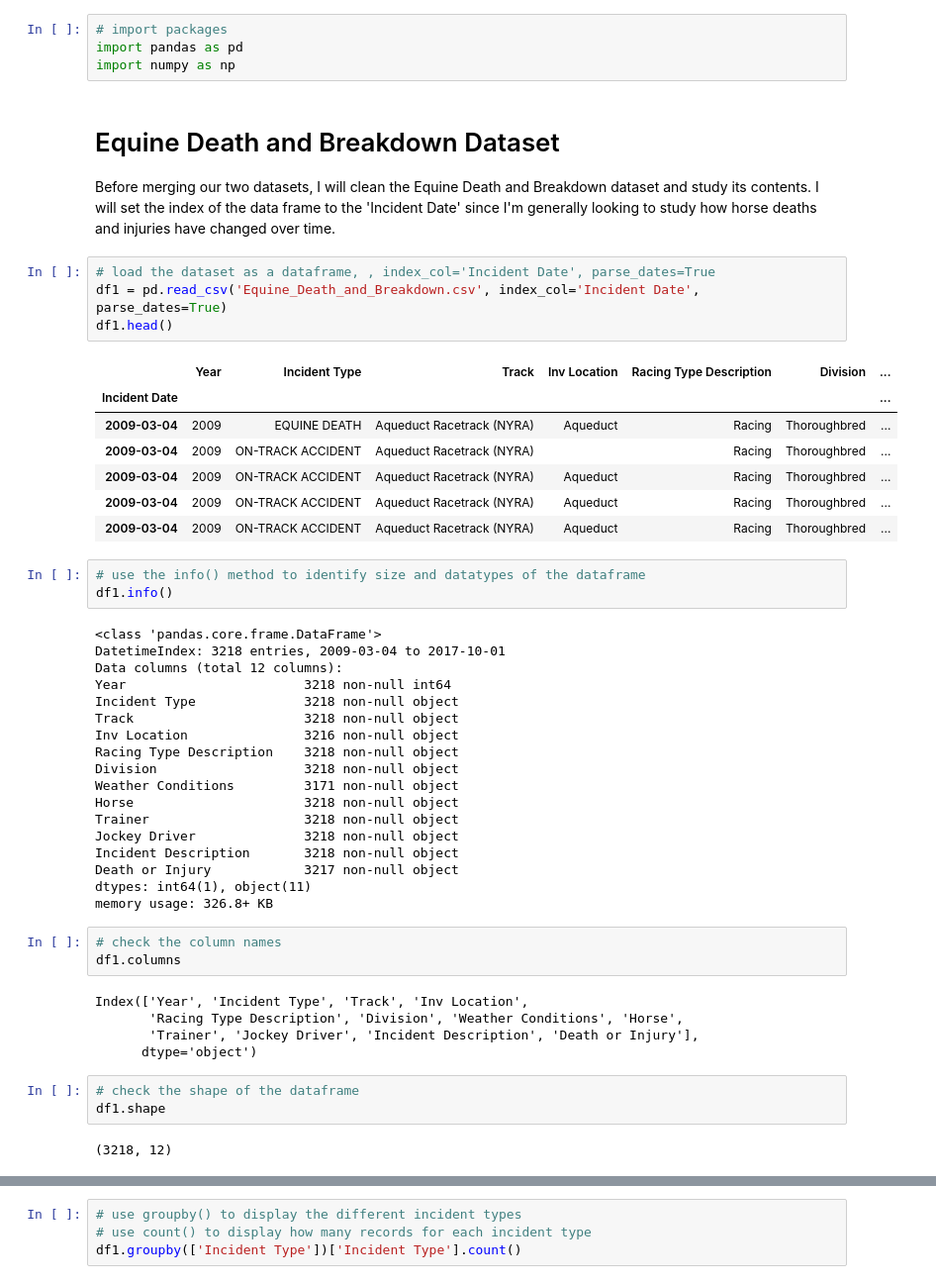
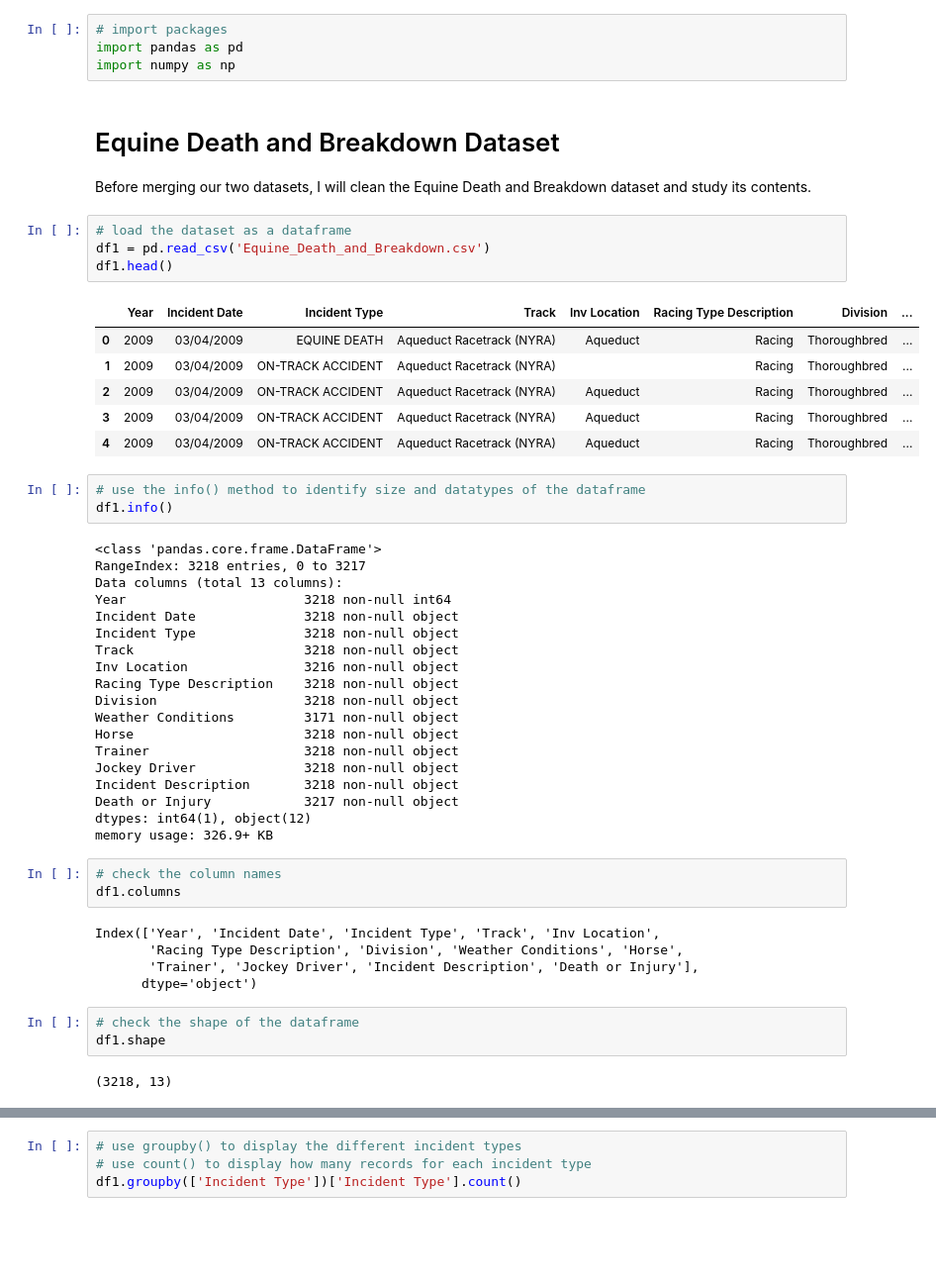
Before and after one commit to isabelvanzijl/Capstone-Project-1, a Jupyter notebook: Create_Merged_Dataset.ipynb, the cells around one changed output, grey strips where cells are left out. Shown at 99% size. Drawn from its saved outputs; the diff is of its cells as text; blank space fills up the shorter version.

Commit message:
updated merged dataset code

```diff
--- a/Create_Merged_Dataset.ipynb
+++ b/Create_Merged_Dataset.ipynb
@@ -11,27 +11,27 @@ import numpy as np
 # %% [markdown]
 # Equine Death and Breakdown Dataset
 
-Before merging our two datasets, I will clean the Equine Death and Breakdown dataset and study its contents. I will set the index of the data frame to the 'Incident Date' since I'm generally looking to study how horse deaths and injuries have changed over time.
+Before merging our two datasets, I will clean the Equine Death and Breakdown dataset and study its contents.
 # %%
-# load the dataset as a dataframe, , index_col='Incident Date', parse_dates=True
-df1 = pd.read_csv('Equine_Death_and_Breakdown.csv', index_col='Incident Date', parse_dates=True)
+# load the dataset as a dataframe
+df1 = pd.read_csv('Equine_Death_and_Breakdown.csv')
 df1.head()
 # %% [output]
-|  | Year | Incident Type | Track | Inv Location | Racing Type Description | Division | ... |
-| Incident Date |  |  |  |  |  |  | ... |
-| 2009-03-04 | 2009 | EQUINE DEATH | Aqueduct Racetrack (NYRA) | Aqueduct | Racing | Thoroughbred | ... |
-| 2009-03-04 | 2009 | ON-TRACK ACCIDENT | Aqueduct Racetrack (NYRA) |  | Racing | Thoroughbred | ... |
-| 2009-03-04 | 2009 | ON-TRACK ACCIDENT | Aqueduct Racetrack (NYRA) | Aqueduct | Racing | Thoroughbred | ... |
-| 2009-03-04 | 2009 | ON-TRACK ACCIDENT | Aqueduct Racetrack (NYRA) | Aqueduct | Racing | Thoroughbred | ... |
-| 2009-03-04 | 2009 | ON-TRACK ACCIDENT | Aqueduct Racetrack (NYRA) | Aqueduct | Racing | Thoroughbred | ... |
+|  | Year | Incident Date | Incident Type | Track | Inv Location | Racing Type Description | Division | ... |
+| 0 | 2009 | 03/04/2009 | EQUINE DEATH | Aqueduct Racetrack (NYRA) | Aqueduct | Racing | Thoroughbred | ... |
+| 1 | 2009 | 03/04/2009 | ON-TRACK ACCIDENT | Aqueduct Racetrack (NYRA) |  | Racing | Thoroughbred | ... |
+| 2 | 2009 | 03/04/2009 | ON-TRACK ACCIDENT | Aqueduct Racetrack (NYRA) | Aqueduct | Racing | Thoroughbred | ... |
+| 3 | 2009 | 03/04/2009 | ON-TRACK ACCIDENT | Aqueduct Racetrack (NYRA) | Aqueduct | Racing | Thoroughbred | ... |
+| 4 | 2009 | 03/04/2009 | ON-TRACK ACCIDENT | Aqueduct Racetrack (NYRA) | Aqueduct | Racing | Thoroughbred | ... |
 # %%
 # use the info() method to identify size and datatypes of the dataframe
 df1.info()
 # %% [output]
 <class 'pandas.core.frame.DataFrame'>
-DatetimeIndex: 3218 entries, 2009-03-04 to 2017-10-01
-Data columns (total 12 columns):
+RangeIndex: 3218 entries, 0 to 3217
+Data columns (total 13 columns):
 Year                       3218 non-null int64
+Incident Date              3218 non-null object
 Incident Type              3218 non-null object
 Track                      3218 non-null object
 Inv Location               3216 non-null object
@@ -43,13 +43,13 @@ Trainer                    3218 non-null object
 Jockey Driver              3218 non-null object
 Incident Description       3218 non-null object
 Death or Injury            3217 non-null object
-dtypes: int64(1), object(11)
-memory usage: 326.8+ KB
+dtypes: int64(1), object(12)
+memory usage: 326.9+ KB
 # %%
 # check the column names
 df1.columns
 # %% [output]
-Index(['Year', 'Incident Type', 'Track', 'Inv Location',
+Index(['Year', 'Incident Date', 'Incident Type', 'Track', 'Inv Location',
        'Racing Type Description', 'Division', 'Weather Conditions', 'Horse',
        'Trainer', 'Jockey Driver', 'Incident Description', 'Death or Injury'],
       dtype='object')
@@ -57,5 +57,5 @@ Index(['Year', 'Incident Type', 'Track', 'Inv Location',
 # check the shape of the dataframe
 df1.shape
 # %% [output]
-(3218, 12)
+(3218, 13)
 # %% [markdown]
```
Also changed, not shown: parts of 12 cells of this notebook.
